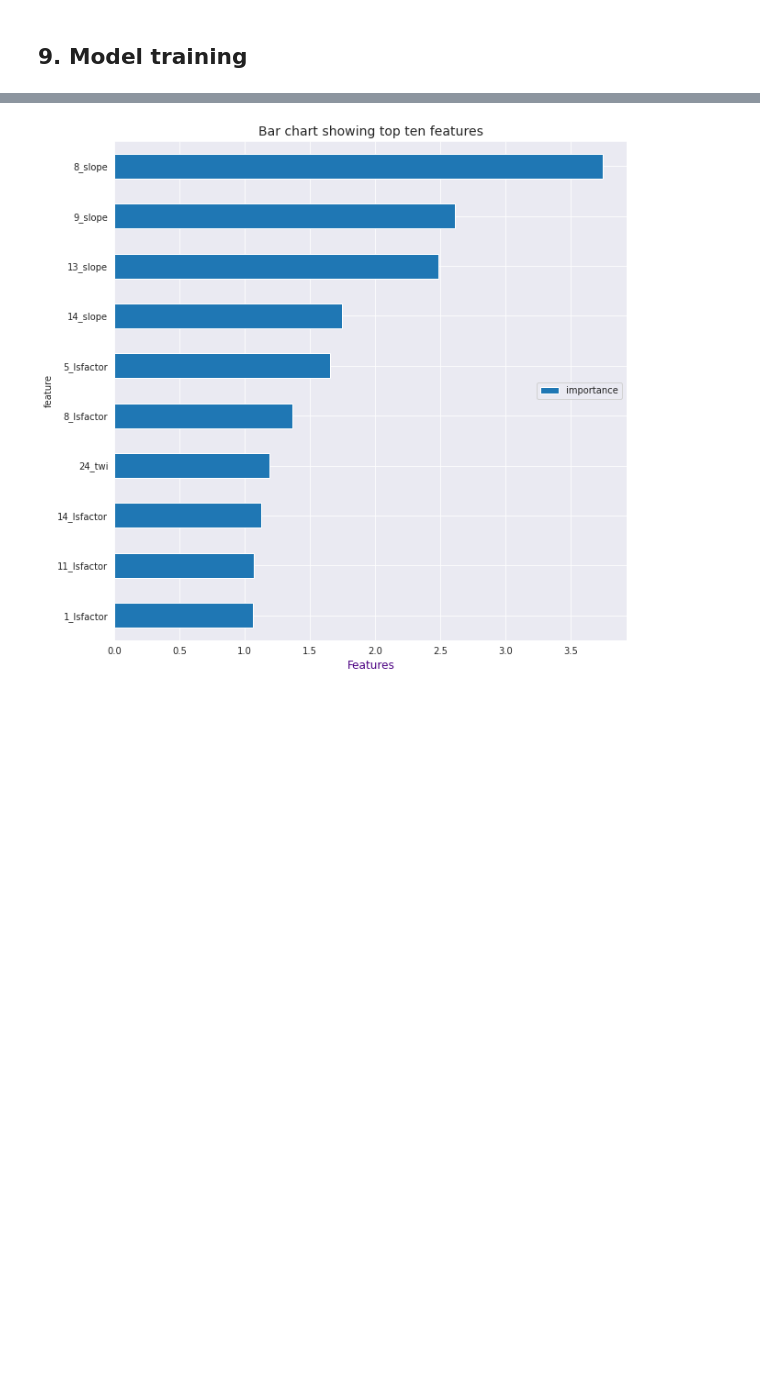
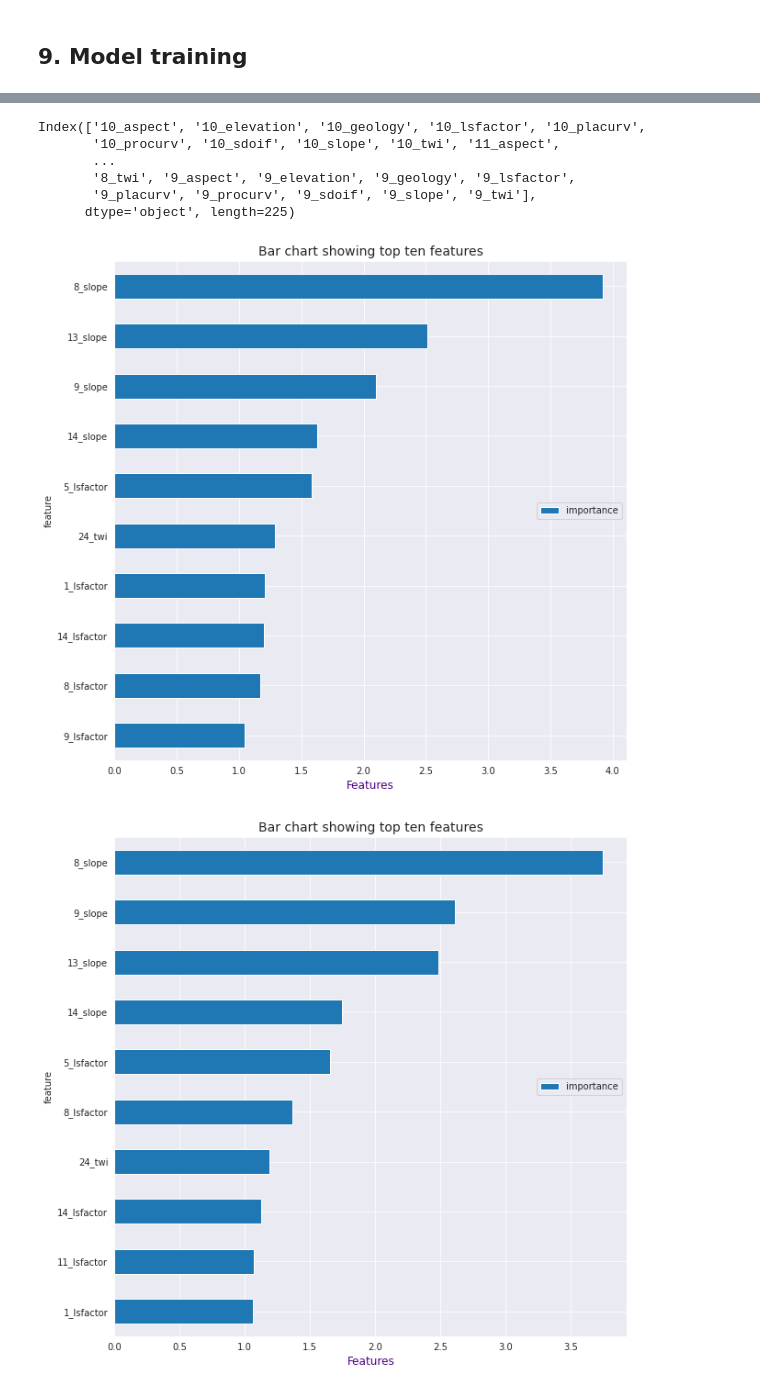
Before and after one commit to veronica1013/machine_learning, a Jupyter notebook: Landslide_prediction.ipynb, the cells around one changed output, grey strips where cells are left out. Saved outputs shown, nothing was run; the diff lists cells and outputs as text; code cells hidden in the pictures; blank space fills up the shorter version.

```diff
--- a/Landslide_prediction.ipynb
+++ b/Landslide_prediction.ipynb
@@ -275,0 +259,5 @@ weighted avg       0.85      0.85      0.85      3260
+# %%
+# solving class imbalance
+from sklearn.utils.class_weight import compute_sample_weight
+sample_weights = compute_sample_weight(class_weight='balanced',
+                                       y = y_train)
@@ -285,3 +484,23 @@ plt.show()
+# %%
+X.columns
+# %% [output]
+Index(['10_aspect', '10_elevation', '10_geology', '10_lsfactor', '10_placurv',
+       '10_procurv', '10_sdoif', '10_slope', '10_twi', '11_aspect',
+       ...
+       '8_twi', '9_aspect', '9_elevation', '9_geology', '9_lsfactor',
+       '9_placurv', '9_procurv', '9_sdoif', '9_slope', '9_twi'],
+      dtype='object', length=225)
+# %%
+# Feature importance
+impo_df = pd.DataFrame({'feature': X.columns, 'importance': model.feature_importances_}).set_index('feature').sort_values(by = 'importance', ascending = False)
+impo_df = impo_df[:10].sort_values(by = 'importance', ascending = True)
+impo_df.plot(kind = 'barh', figsize = (10, 10))
+plt.legend(loc = 'center right')
+plt.title('Bar chart showing top ten features', fontsize = 14)
+plt.xlabel('Features', fontsize = 12, color = 'indigo')
+plt.show()
+# %% [output]
+[figure, added]
 # %%
 # Feature importance
 impo_df = pd.DataFrame({'feature': X.columns, 'importance': model.feature_importances_}).set_index('feature').sort_values(by = 'importance', ascending = False)
```
Also changed, not shown: parts of 22 cells of this notebook.
